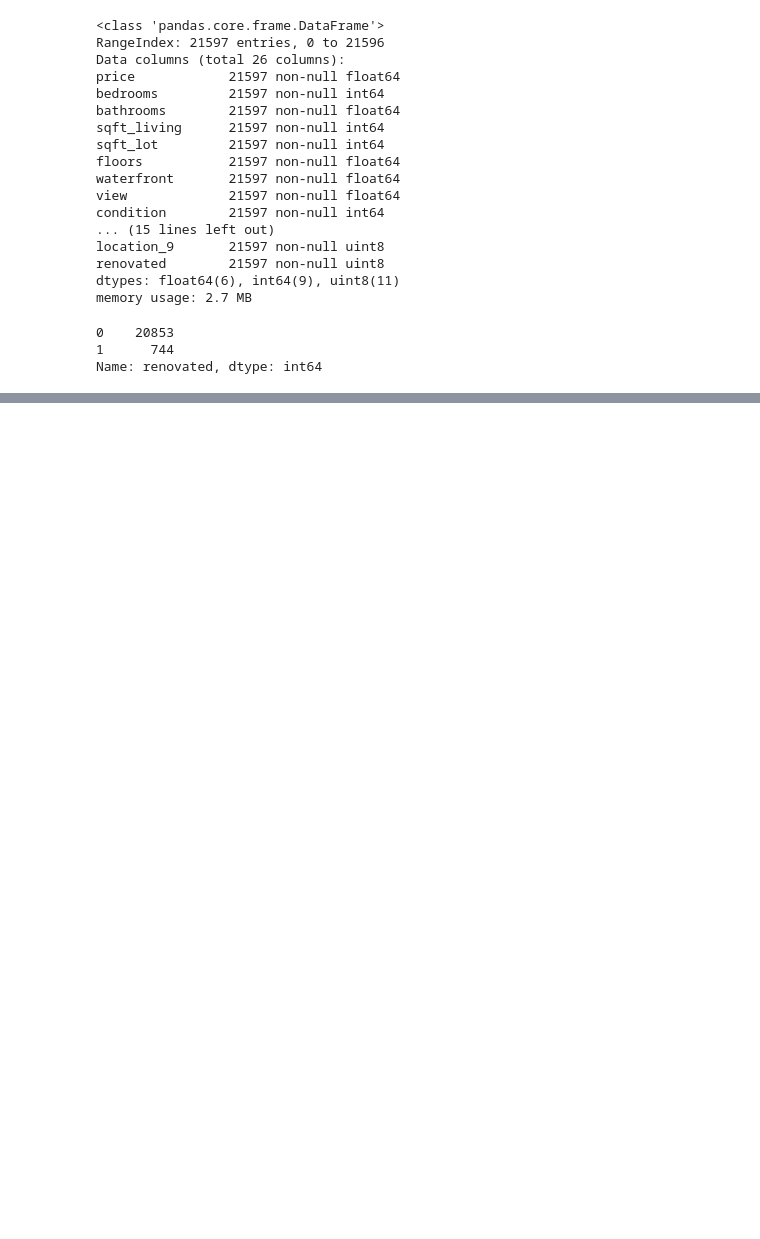
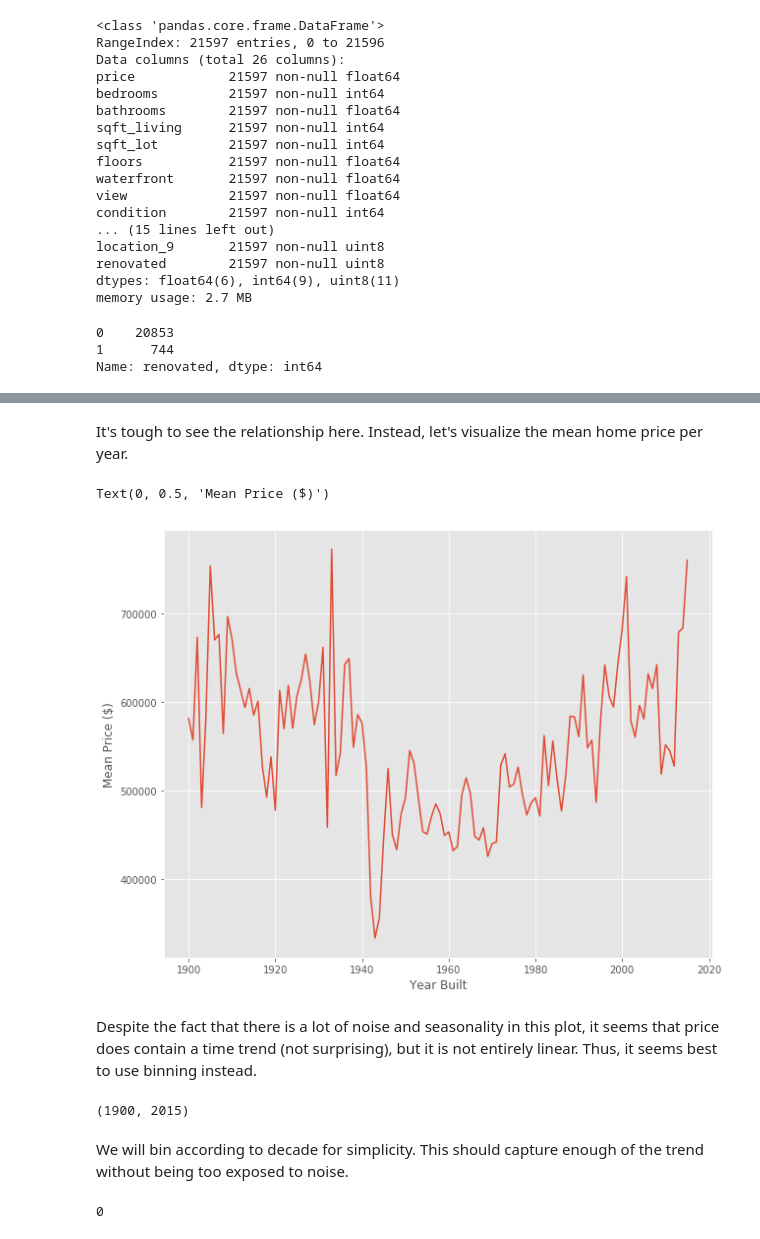
Before and after one commit to arcaputo3/dsc-1-final-project-online-ds-sp-000, a Jupyter notebook: student.ipynb, the cells around one changed output, grey strips where cells are left out. Cells and saved outputs as stored; diff of their text form; code cells hidden in the pictures; blank space fills up the shorter version.

```diff
--- a/student.ipynb
+++ b/student.ipynb
@@ -353,0 +364,18 @@ Name: renovated, dtype: int64
+# %% [markdown]
+It's tough to see the relationship here. Instead, let's visualize the mean home price per year.
+# %%
+plt.figure(figsize=(10, 8))
+plt.plot(df.groupby('yr_built')['price'].mean())
+plt.xlabel('Year Built')
+plt.ylabel('Mean Price ($)')
+# %% [output]
+Text(0, 0.5, 'Mean Price ($)')
+[figure, added]
+# %% [markdown]
+Despite the fact that there is a lot of noise and seasonality in this plot, it seems that price does contain a time trend (not surprising), but it is not entirely linear. Thus, it seems best to use binning instead.
+# %%
+df.yr_built.min(), df.yr_built.max()
+# %% [output]
+(1900, 2015)
+# %% [markdown]
+We will bin according to decade for simplicity. This should capture enough of the trend without being too exposed to noise.
@@ -353,0 +386,5 @@ Name: renovated, dtype: int64
+# %%
+# Sanity check
+bins_yr.isna().sum()
+# %% [output]
+0
```
Also changed, not shown: parts of 60 cells of this notebook.
